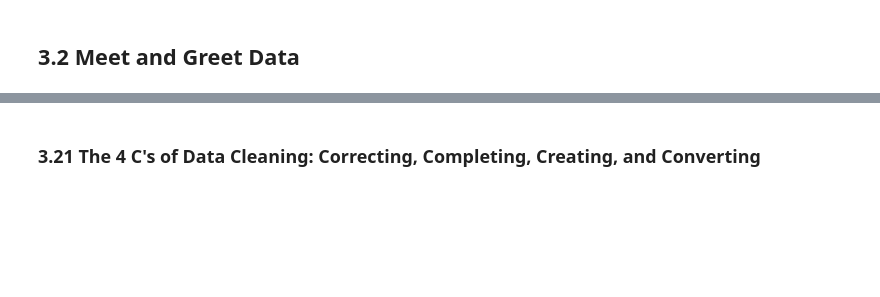
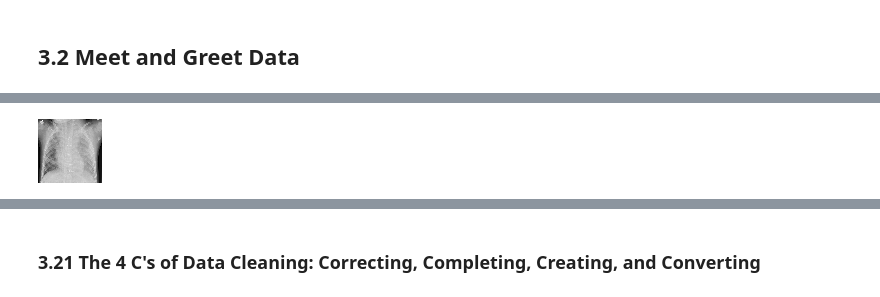
Before and after one commit to nkbuddy/Pneumonia-Detection, a Jupyter notebook: image_classification_with_deep_learning.ipynb, the cells around one changed output, grey strips where cells are left out. Saved outputs shown, nothing was run; the diff lists cells and outputs as text; code cells hidden in the pictures; blank space fills up the shorter version.

```diff
--- a/image_classification_with_deep_learning.ipynb
+++ b/image_classification_with_deep_learning.ipynb
@@ -57,27 +53,20 @@ from subprocess import check_output
 # %% [markdown]
 ## 3.11 Load Data Modelling Libraries <a class="anchor" id="Load-Data-Modelling-Libraries"></a>
-# %%
-from sklearn import svm, tree, linear_model, neighbors, naive_bayes, ensemble, discriminant_analysis, gaussian_process, set_config
-from xgboost import XGBClassifier
-from sklearn.preprocessing import OneHotEncoder, LabelEncoder, StandardScaler, Normalizer
-from sklearn import feature_selection
-from sklearn import model_selection
-from sklearn import metrics
-from sklearn.model_selection import train_test_split, GridSearchCV, cross_val_score, RandomizedSearchCV, KFold
-from sklearn.impute import SimpleImputer
-from sklearn.compose import ColumnTransformer
-from sklearn.linear_model import LogisticRegression
-from sklearn.neighbors import KNeighborsClassifier
-from sklearn.tree import DecisionTreeClassifier
-from sklearn.pipeline import Pipeline
-from sklearn.datasets import load_boston
-import matplotlib as mpl
-import matplotlib.pyplot as plt
-import matplotlib.pylab as pylab
-import seaborn as sns
-from scipy import stats as stats
-from pandas.plotting import scatter_matrix
-from sklearn.metrics import precision_score, recall_score, f1_score, accuracy_score, classification_report, confusion_matrix, matthews_corrcoef
-%matplotlib inline
-mpl.style.use('ggplot')
-sns.set_style('white')
+# %%
+# Directory path
+train_data_dir = '/Users/alanchan/Documents/Flatiron/dsc-phase-4-project-Image-Classification-with-Deep-Learning/data/chest_xray/train'
+test_data_dir = '/Users/alanchan/Documents/Flatiron/dsc-phase-4-project-Image-Classification-with-Deep-Learning/data/chest_xray/test'
+
+# Get all the data in the directory data/validation (132 images), and reshape them
+test_generator = ImageDataGenerator().flow_from_directory(
+        test_data_dir,
+        target_size=(64, 64),batch_size = 132)
+
+# Get all the data in the directory data/train (790 images), and reshape them
+train_generator = ImageDataGenerator().flow_from_directory(
+        train_data_dir,
+        target_size=(64, 64),batch_size = 790)
+
+# Create the datasets
+train_images, train_labels = next(train_generator)
+test_images, test_labels = next(test_generator)
@@ -126,0 +82,4 @@ memory usage: 20.5+ MB
+# %%
+array_to_img(train_images[0])
+# %% [output]
+[figure, added]
```
Also changed, not shown: parts of 80 cells of this notebook, 2 other files.
